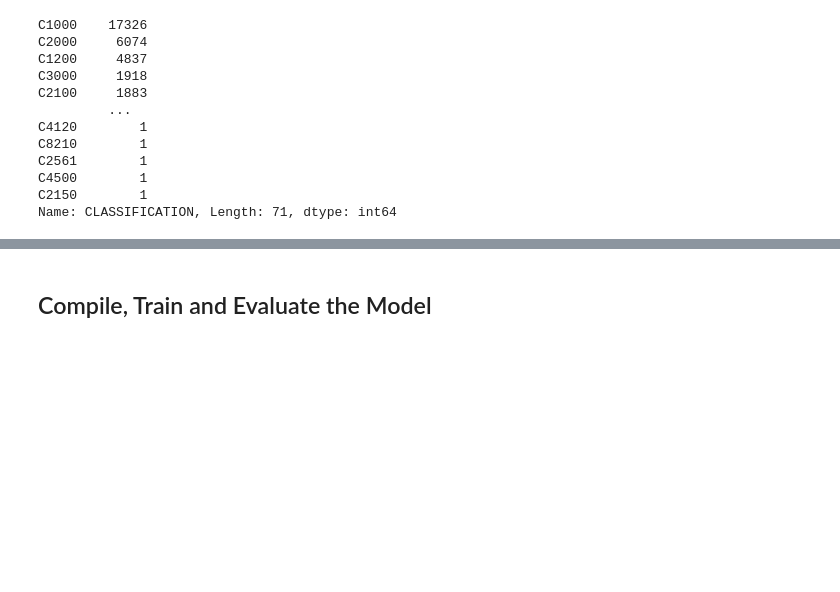
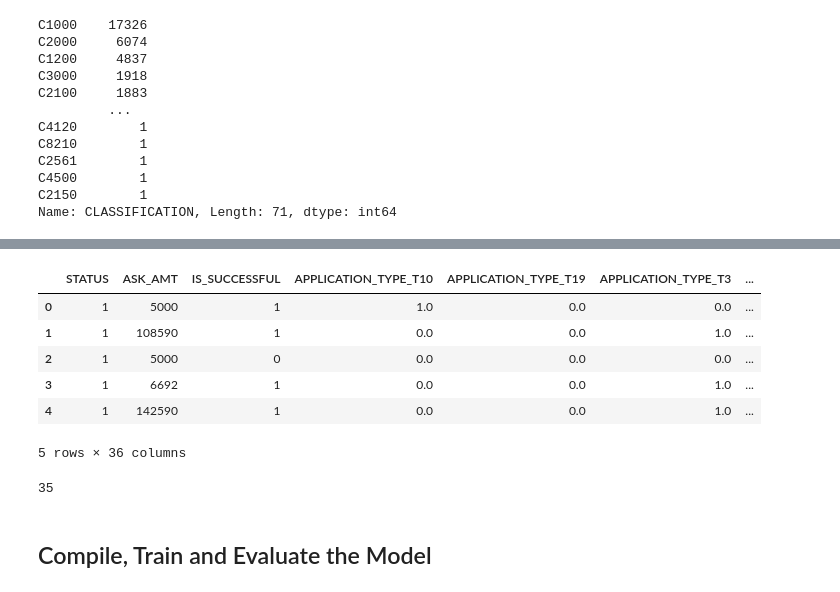
Before and after one commit to RobynYuan/Deep-learning, a Jupyter notebook: Starter_Code.ipynb, the cells around one changed output, grey strips where cells are left out. Drawn from its saved outputs; the diff is of its cells as text; code cells hidden in the pictures; blank space fills up the shorter version.

```diff
--- a/Starter_Code.ipynb
+++ b/Starter_Code.ipynb
@@ -55,7 +55,8 @@ IS_SUCCESSFUL                2
 dtype: int64
 # %%
 # Look at APPLICATION_TYPE value counts for binning
-application_df['APPLICATION_TYPE'].value_counts()
+count_type=application_df['APPLICATION_TYPE'].value_counts()
+count_type
 # %% [output]
 T3     27037
 T4      1542
@@ -75,3 +76,8 @@ T29        2
 T15        2
 T17        1
 Name: APPLICATION_TYPE, dtype: int64
+# %%
+# Choose a cutoff value and create a list of application types to be replaced
+# use the variable name `application_types_to_replace`
+application_types_to_replace = list(count_type[count_type<500].index)
+application_types_to_replace
@@ -98,7 +105,8 @@ Other      276
 Name: APPLICATION_TYPE, dtype: int64
 # %%
 # Look at CLASSIFICATION value counts for binning
-application_df['CLASSIFICATION'].value_counts()
+count_classification=application_df['CLASSIFICATION'].value_counts()
+count_classification
 # %% [output]
 C1000    17326
 C2000     6074
@@ -134,2 +142,7 @@ C3200        2
 C1256        2
 Name: CLASSIFICATION, dtype: int64
+# %%
+# Choose a cutoff value and create a list of classifications to be replaced
+# use the variable name `classifications_to_replace`
+classifications_to_replace= list(count_classification[count_classification<1000].index)
+classifications_to_replace
@@ -155,5 +195,17 @@ Name: CLASSIFICATION, dtype: int64
 # %%
 # Convert categorical data to numeric with `pd.get_dummies`
-#  YOUR CODE GOES HERE
+application_df = pd.get_dummies(application_df,
+                          columns=['APPLICATION_TYPE','AFFILIATION', 'CLASSIFICATION','USE_CASE','ORGANIZATION','INCOME_AMT','SPECIAL_CONSIDERATIONS'],
+                          drop_first=True, dtype=float)
+
+application_df.head()
+# %% [output]
+|  | STATUS | ASK_AMT | IS_SUCCESSFUL | APPLICATION_TYPE_T10 | APPLICATION_TYPE_T19 | APPLICATION_TYPE_T3 | ... |
+| 0 | 1 | 5000 | 1 | 1.0 | 0.0 | 0.0 | ... |
+| 1 | 1 | 108590 | 1 | 0.0 | 0.0 | 1.0 | ... |
+| 2 | 1 | 5000 | 0 | 0.0 | 0.0 | 0.0 | ... |
+| 3 | 1 | 6692 | 1 | 0.0 | 0.0 | 1.0 | ... |
+| 4 | 1 | 142590 | 1 | 0.0 | 0.0 | 1.0 | ... |
+5 rows × 36 columns
 # %%
 # Split our preprocessed data into our features and target arrays
@@ -171,6 +224,9 @@ X_scaler = scaler.fit(X_train)
 # Scale the data
 X_train_scaled = X_scaler.transform(X_train)
 X_test_scaled = X_scaler.transform(X_test)
+len( X_train_scaled[0])
+# %% [output]
+35
 # %% [markdown]
 ## Compile, Train and Evaluate the Model
 # %%
```
Also changed, not shown: parts of 8 cells of this notebook.
